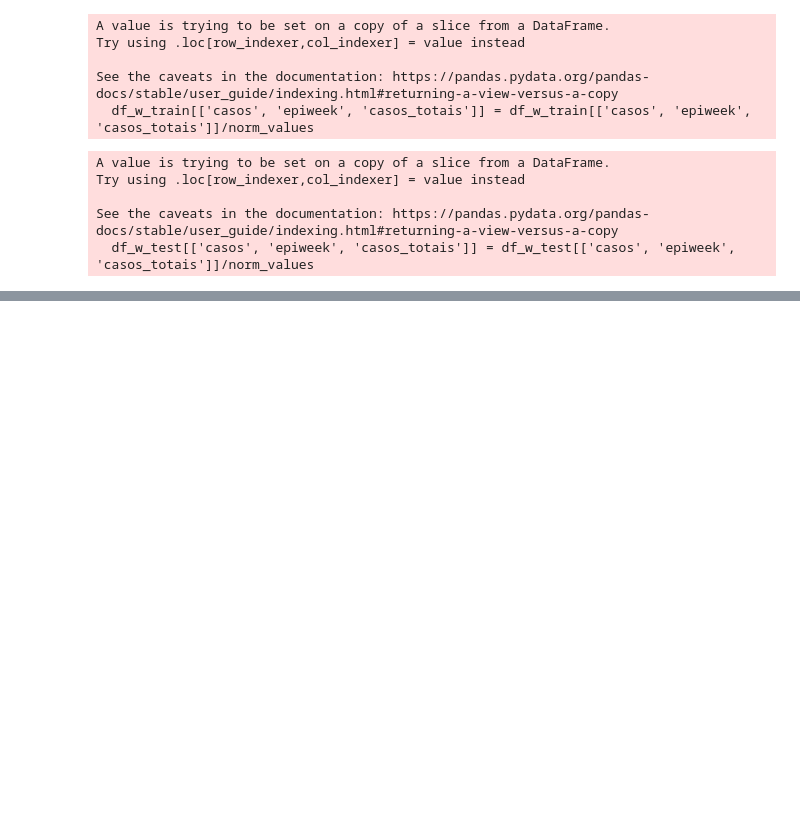
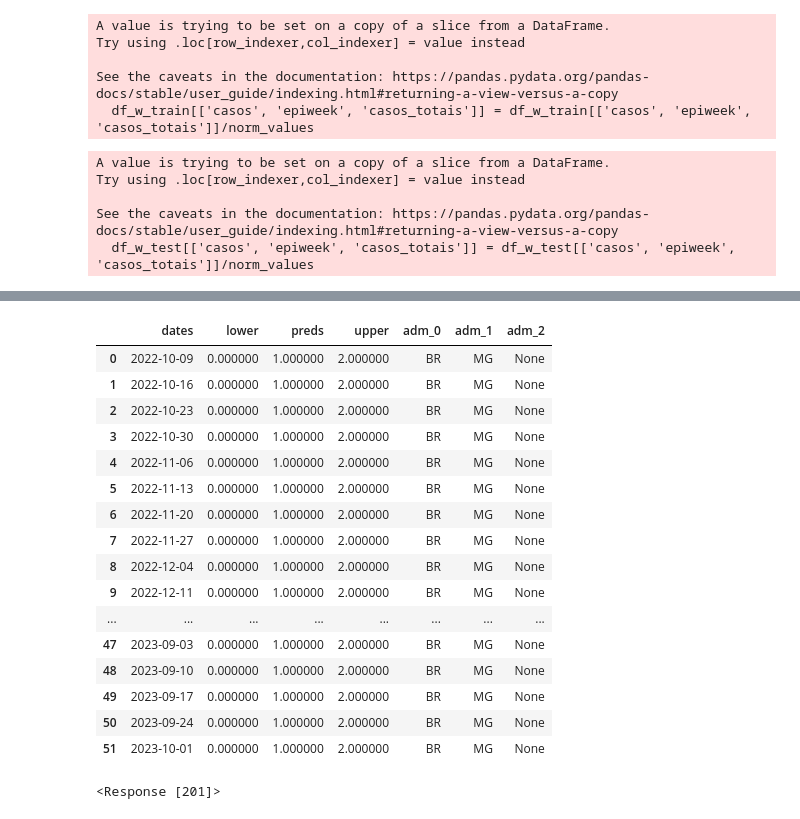
Before and after one commit to eduardocorrearaujo/baseline_week, a Jupyter notebook: Sending the model predictions.ipynb, the cells around one changed output, grey strips where cells are left out. Drawn from its saved outputs; the diff is of its cells as text; code cells hidden in the pictures; blank space fills up the shorter version.

```diff
--- a/Sending the model predictions.ipynb
+++ b/Sending the model predictions.ipynb
@@ -244,0 +248,38 @@ plt.show()
+# %%
+df_preds_global['adm_0'] = 'BR'
+df_preds_global['adm_1'] = 'MG'
+df_preds_global['adm_2'] = None
+# %%
+df_preds_global.loc[df_preds_global.preds <=0, 'preds'] = 1
+df_preds_global.loc[df_preds_global.upper <=0, 'upper'] = 2
+# %%
+df_preds_global
+# %% [output]
+|  | dates | lower | preds | upper | adm_0 | adm_1 | adm_2 |
+| 0 | 2022-10-09 | 0.000000 | 1.000000 | 2.000000 | BR | MG | None |
+| 1 | 2022-10-16 | 0.000000 | 1.000000 | 2.000000 | BR | MG | None |
+| 2 | 2022-10-23 | 0.000000 | 1.000000 | 2.000000 | BR | MG | None |
+| 3 | 2022-10-30 | 0.000000 | 1.000000 | 2.000000 | BR | MG | None |
+| 4 | 2022-11-06 | 0.000000 | 1.000000 | 2.000000 | BR | MG | None |
+| 5 | 2022-11-13 | 0.000000 | 1.000000 | 2.000000 | BR | MG | None |
+| 6 | 2022-11-20 | 0.000000 | 1.000000 | 2.000000 | BR | MG | None |
+| 7 | 2022-11-27 | 0.000000 | 1.000000 | 2.000000 | BR | MG | None |
+| 8 | 2022-12-04 | 0.000000 | 1.000000 | 2.000000 | BR | MG | None |
+| 9 | 2022-12-11 | 0.000000 | 1.000000 | 2.000000 | BR | MG | None |
+| ... | ... | ... | ... | ... | ... | ... | ... |
+| 47 | 2023-09-03 | 0.000000 | 1.000000 | 2.000000 | BR | MG | None |
+| 48 | 2023-09-10 | 0.000000 | 1.000000 | 2.000000 | BR | MG | None |
+| 49 | 2023-09-17 | 0.000000 | 1.000000 | 2.000000 | BR | MG | None |
+| 50 | 2023-09-24 | 0.000000 | 1.000000 | 2.000000 | BR | MG | None |
+| 51 | 2023-10-01 | 0.000000 | 1.000000 | 2.000000 | BR | MG | None |
+# %%
+upload_prediction(
+  model_id = 16, # Check the ID in models list or profile
+  description = "Global prediction to MG 2023",
+  commit = "e3e1a3e3bb65621b5045b309270abb5a9fd45f21",
+  predict_date = "2024-07-08",
+  prediction = df_preds_global.to_json(orient = 'records', date_format = 'iso'),
+  api_key = "eduardocorrearaujo:00566e8d-b64b-44a3-83b7-b50a086096e0"
+  )
+# %% [output]
+<Response [201]>
```
Also changed, not shown: parts of 4 cells of this notebook, 1 other file.
